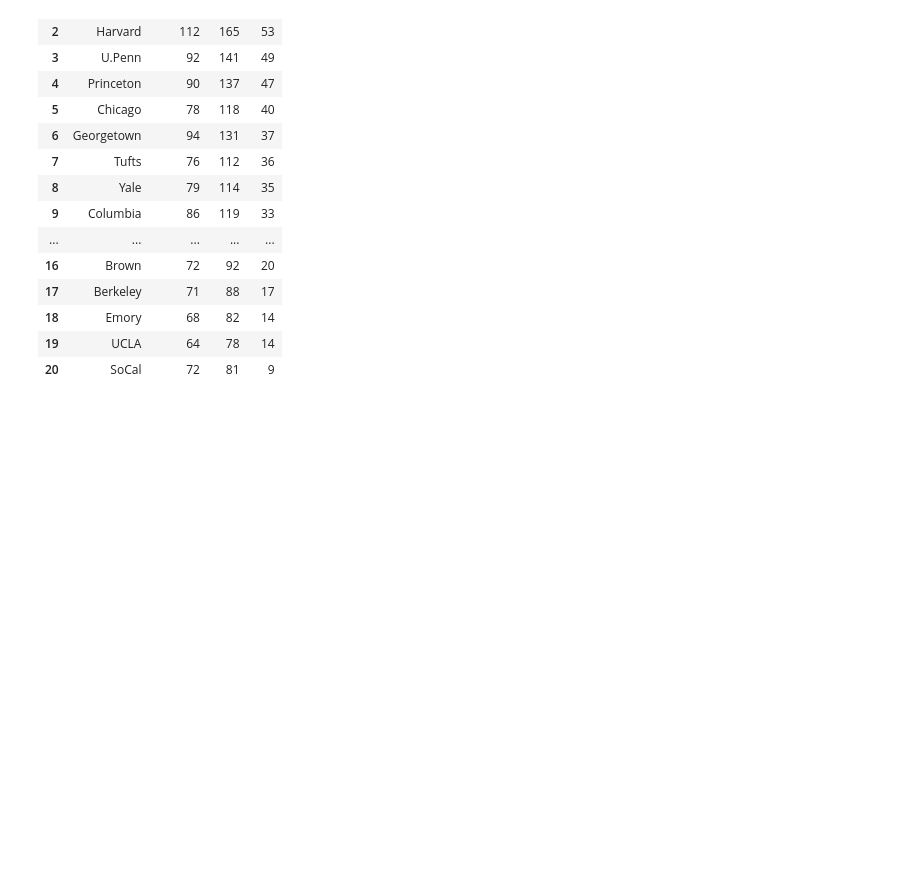
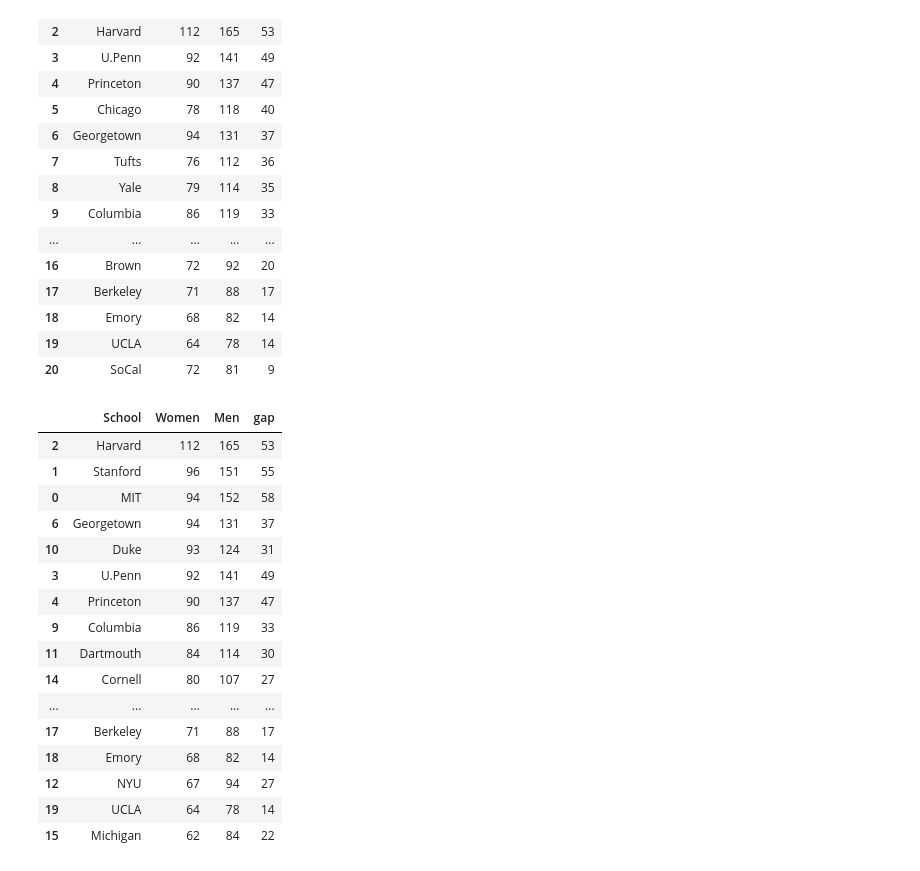
Before and after one commit to sriram010689/geox-young-academy, a Jupyter notebook: day-1/examples/Files.ipynb, the cells around one changed output. Cells and saved outputs as stored; diff of their text form; code cells hidden in the pictures; blank space fills up the shorter version.

Commit message:
Add a sort function to Files.ipynb

```diff
--- a/day-1/examples/Files.ipynb
+++ b/day-1/examples/Files.ipynb
@@ -37,3 +37,23 @@ df.style
 | 18 | Emory | 68 | 82 | 14 |
 | 19 | UCLA | 64 | 78 | 14 |
 | 20 | SoCal | 72 | 81 | 9 |
+# %%
+df.sort_values(by=["Women"], ascending= 0)
+# %% [output]
+|  | School | Women | Men | gap |
+| 2 | Harvard | 112 | 165 | 53 |
+| 1 | Stanford | 96 | 151 | 55 |
+| 0 | MIT | 94 | 152 | 58 |
+| 6 | Georgetown | 94 | 131 | 37 |
+| 10 | Duke | 93 | 124 | 31 |
+| 3 | U.Penn | 92 | 141 | 49 |
+| 4 | Princeton | 90 | 137 | 47 |
+| 9 | Columbia | 86 | 119 | 33 |
+| 11 | Dartmouth | 84 | 114 | 30 |
+| 14 | Cornell | 80 | 107 | 27 |
+| ... | ... | ... | ... | ... |
+| 17 | Berkeley | 71 | 88 | 17 |
+| 18 | Emory | 68 | 82 | 14 |
+| 12 | NYU | 67 | 94 | 27 |
+| 19 | UCLA | 64 | 78 | 14 |
+| 15 | Michigan | 62 | 84 | 22 |
```
